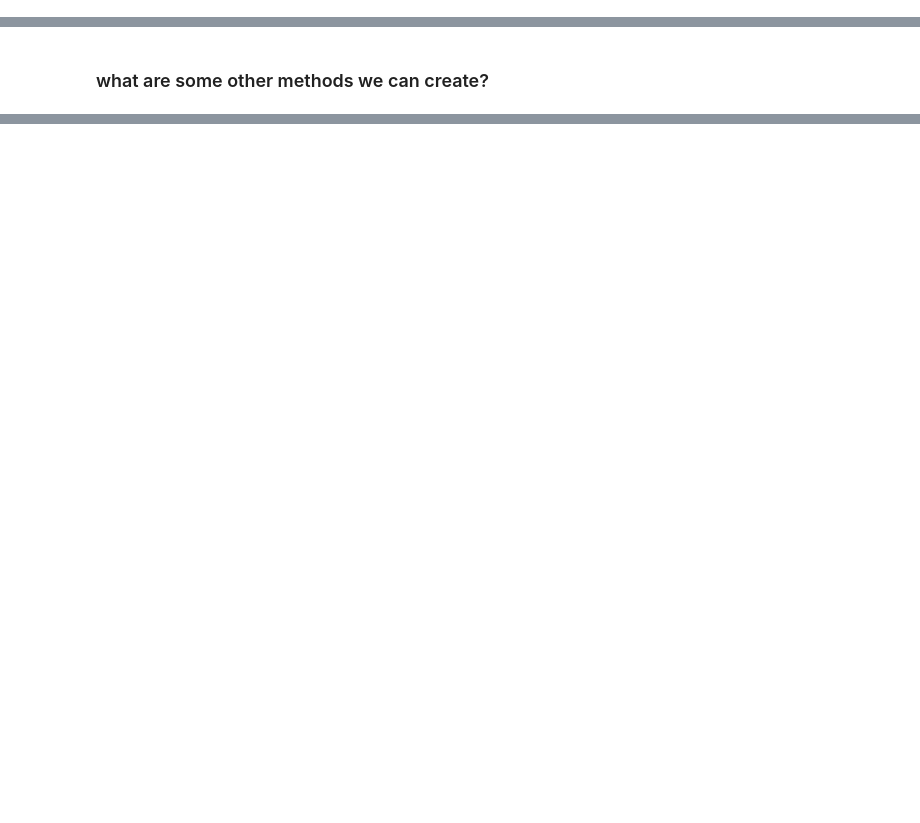
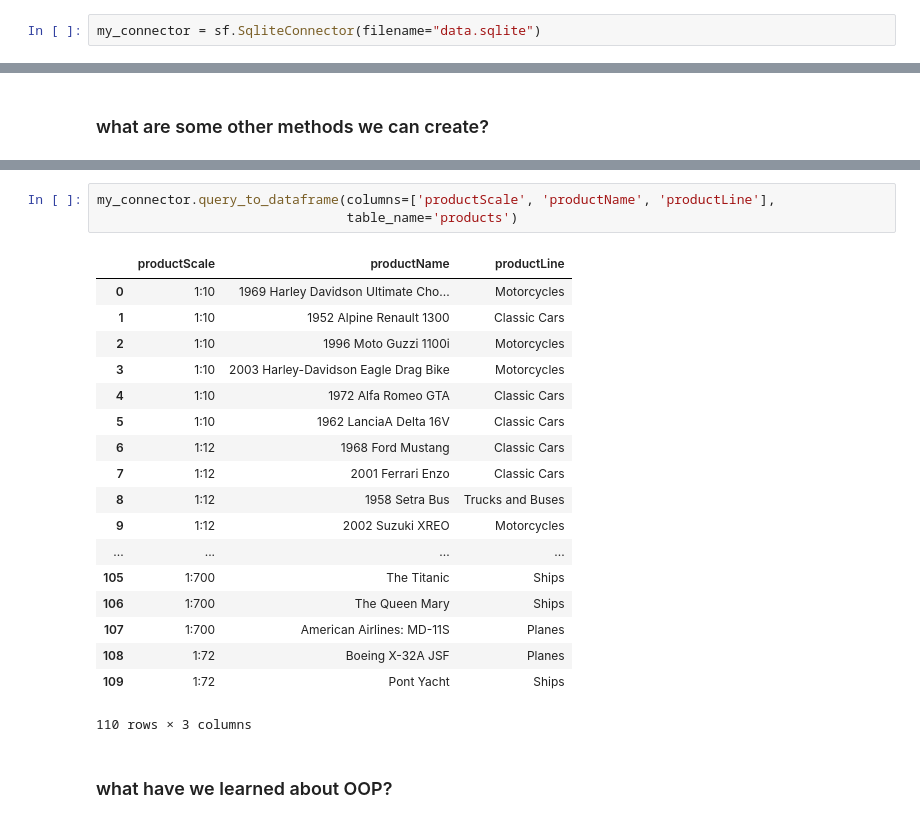
Before and after one commit to erdosn/mod01-section06-oop00-lesson-plan, a Jupyter notebook: lesson-plan.ipynb, the cells around one changed output, grey strips where cells are left out. Saved outputs shown, nothing was run; the diff lists cells and outputs as text; blank space fills up the shorter version.

```diff
--- a/lesson-plan.ipynb
+++ b/lesson-plan.ipynb
@@ -20,3 +31,5 @@ reload(sf) # reload file everytime it has been updated
 <module 'sql_file' from '/Users/rafael/flatiron_dsc/curriculum/section06/mod01-section06-oop00-lesson-plan/sql_file.py'>
 # %% [markdown]
 ### Instantiate class object
+# %%
+my_connector = sf.SqliteConnector(filename="data.sqlite")
@@ -30,0 +112,24 @@ reload(sf) # reload file everytime it has been updated
+# %%
+my_connector.query_to_dataframe(columns=['productScale', 'productName', 'productLine'],
+                                table_name='products')
+# %% [output]
+|  | productScale | productName | productLine |
+| 0 | 1:10 | 1969 Harley Davidson Ultimate Cho... | Motorcycles |
+| 1 | 1:10 | 1952 Alpine Renault 1300 | Classic Cars |
+| 2 | 1:10 | 1996 Moto Guzzi 1100i | Motorcycles |
+| 3 | 1:10 | 2003 Harley-Davidson Eagle Drag Bike | Motorcycles |
+| 4 | 1:10 | 1972 Alfa Romeo GTA | Classic Cars |
+| 5 | 1:10 | 1962 LanciaA Delta 16V | Classic Cars |
+| 6 | 1:12 | 1968 Ford Mustang | Classic Cars |
+| 7 | 1:12 | 2001 Ferrari Enzo | Classic Cars |
+| 8 | 1:12 | 1958 Setra Bus | Trucks and Buses |
+| 9 | 1:12 | 2002 Suzuki XREO | Motorcycles |
+| ... | ... | ... | ... |
+| 105 | 1:700 | The Titanic | Ships |
+| 106 | 1:700 | The Queen Mary | Ships |
+| 107 | 1:700 | American Airlines: MD-11S | Planes |
+| 108 | 1:72 | Boeing X-32A JSF | Planes |
+| 109 | 1:72 | Pont Yacht | Ships |
+110 rows × 3 columns
+# %% [markdown]
+### what have we learned about OOP?
```
Also changed, not shown: parts of 10 cells of this notebook, 2 other files.
